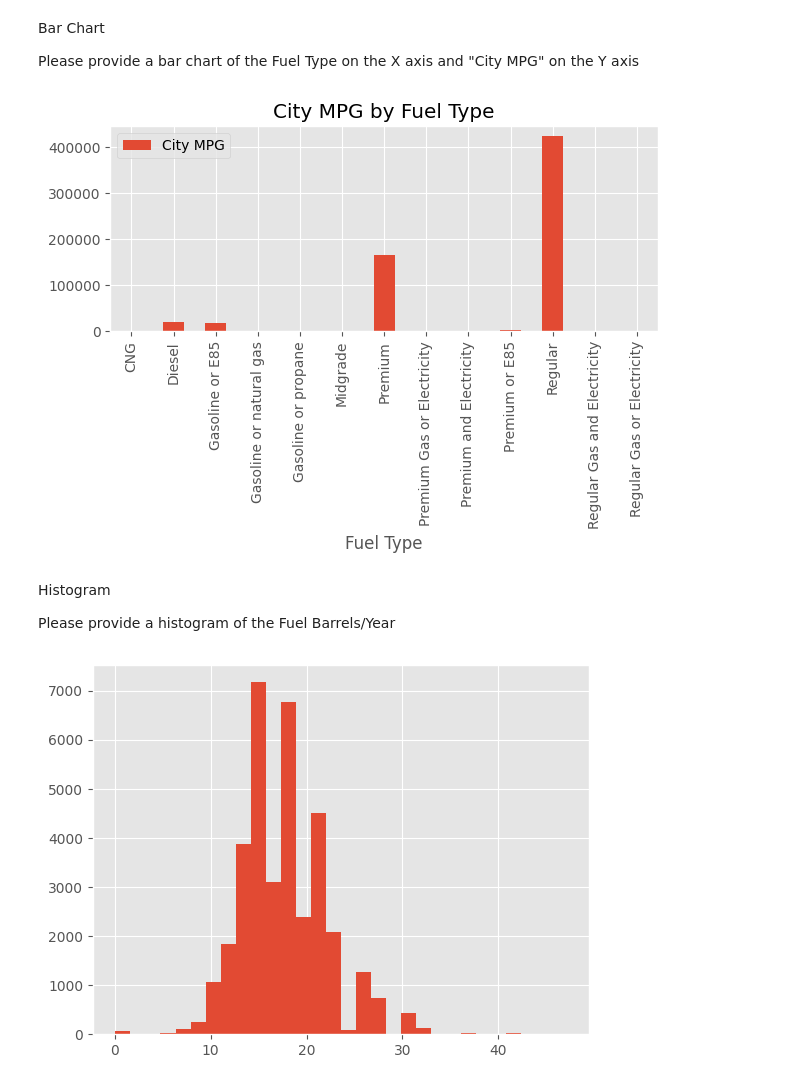
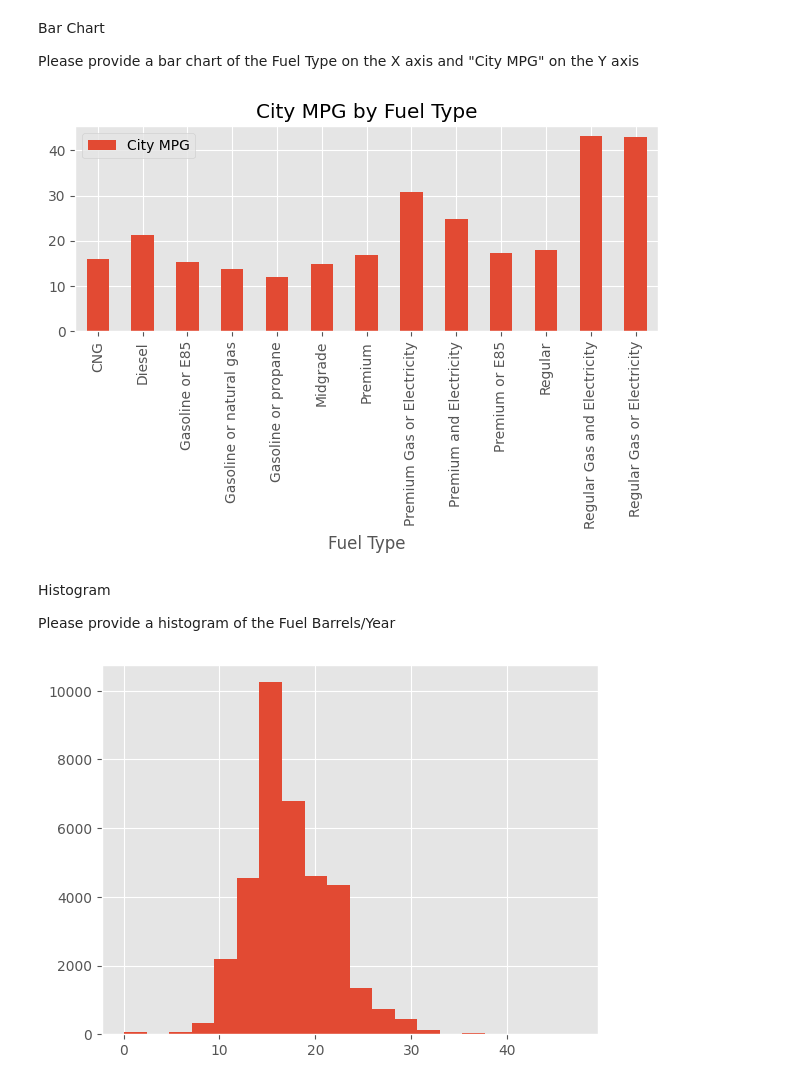
Before and after one commit to cabulut/data-pt-ber-08-20, a Jupyter notebook: Labs/module-1_labs/04_pandas/08_basics_plotting/your-code/challenge-1.ipynb, the cells around one changed output. Saved outputs shown, nothing was run; the diff lists cells and outputs as text; code cells hidden in the pictures.

```diff
--- a/Labs/module-1_labs/04_pandas/08_basics_plotting/your-code/challenge-1.ipynb
+++ b/Labs/module-1_labs/04_pandas/08_basics_plotting/your-code/challenge-1.ipynb
@@ -133,20 +163,20 @@ Bar Chart
 Please provide a bar chart of the Fuel Type on the X axis and "City MPG" on the Y axis
 # %%
 plt.style.use("ggplot")
-grouped1 = vehicles[["Fuel Type","City MPG"]].groupby(["Fuel Type"]).sum().reset_index()
+grouped1 = vehicles[["Fuel Type","City MPG"]].groupby(["Fuel Type"]).mean().reset_index()
 grouped1.plot.bar(x="Fuel Type",y="City MPG")
 plt.xlabel("Fuel Type")
 plt.title("City MPG by Fuel Type")
 plt.tight_layout()
 plt.show()
 # %% [output]
-[figure, old version]
+[figure, new version]
 # %% [markdown]
 Histogram
 
 Please provide a histogram of the Fuel Barrels/Year
 # %%
-plt.hist(vehicles["Fuel Barrels/Year"],bins=30)
+plt.hist(vehicles["Fuel Barrels/Year"],bins=20)
 plt.show()
 # %% [output]
-[figure, old version]
+[figure, new version]
```
Also changed, not shown: parts of 5 cells of this notebook, 6 other files.
